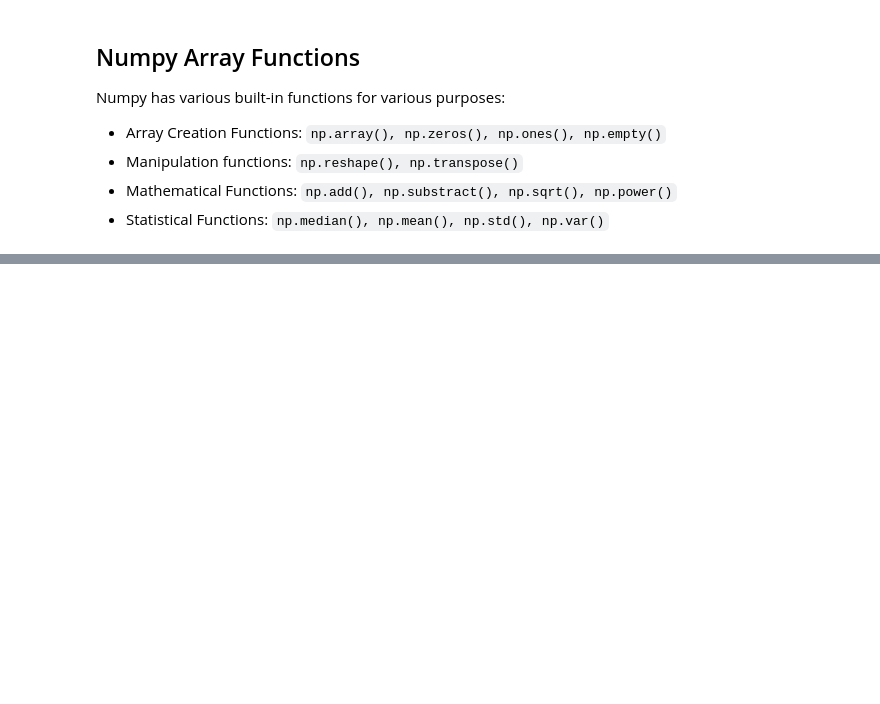
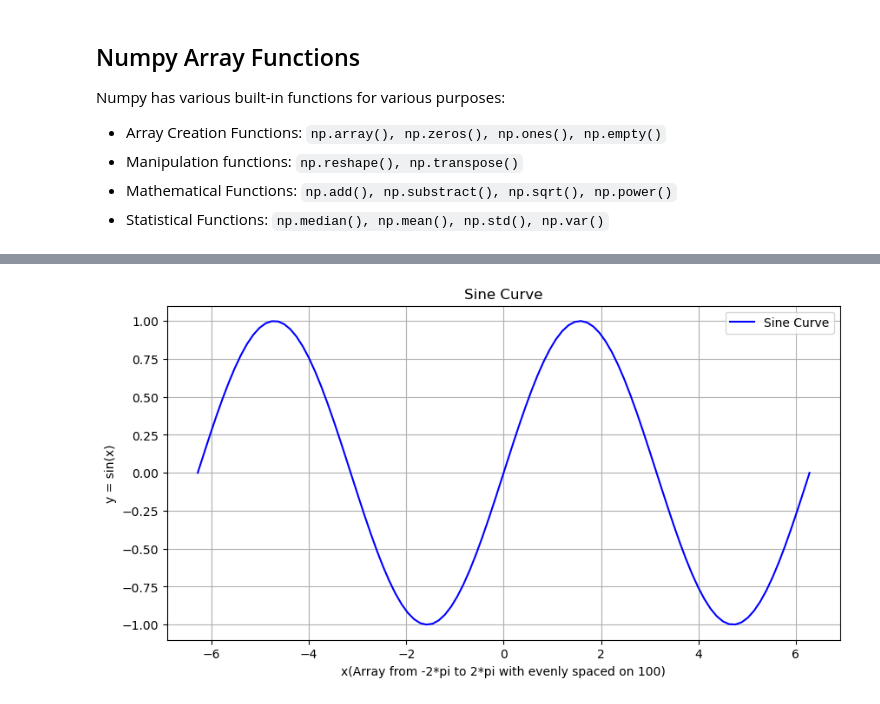
Before and after one commit to Greshanris/python-programming, a Jupyter notebook: week5.ipynb, the cells around one changed output, grey strips where cells are left out. Saved outputs shown, nothing was run; the diff lists cells and outputs as text; code cells hidden in the pictures; blank space fills up the shorter version.

```diff
--- a/week5.ipynb
+++ b/week5.ipynb
@@ -283,0 +374,26 @@ Matrix Multiplication: [[ 22  38  60]
+# %%
+import numpy as np
+import matplotlib.pyplot as plt
+
+# Generate x values
+# linspace generates an array of evenly spaced values over specifid range
+# syntax: np.linspace(start, stop, num)
+x = np.linspace(-2*np.pi, 2* np.pi, 100)
+
+# Generate y values
+y_sin = np.sin(x)
+
+# Create the plot
+plt.figure(figsize=(10, 5))
+
+# Plot the sine curve and its opposite phase
+plt.plot(x, y_sin, label="Sine Curve", color="blue")
+plt.title("Sine Curve")
+plt.xlabel("x(Array from -2*pi to 2*pi with evenly spaced on 100)")
+plt.ylabel("y = sin(x)")
+plt.legend()
+
+plt.grid(True)
+plt.show()
+# %% [output]
+[figure, added]
```
Also changed, not shown: parts of 9 cells of this notebook.
